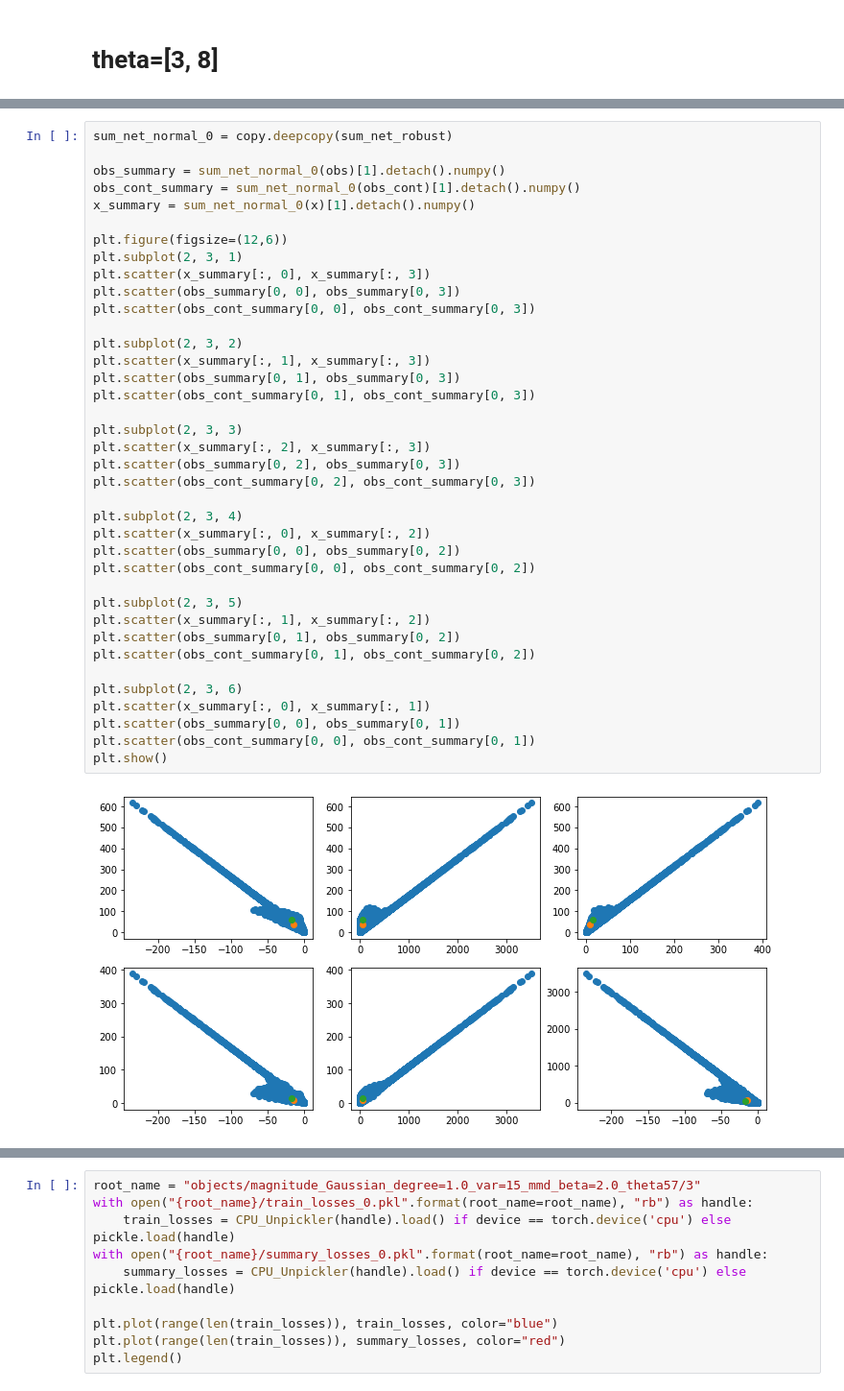
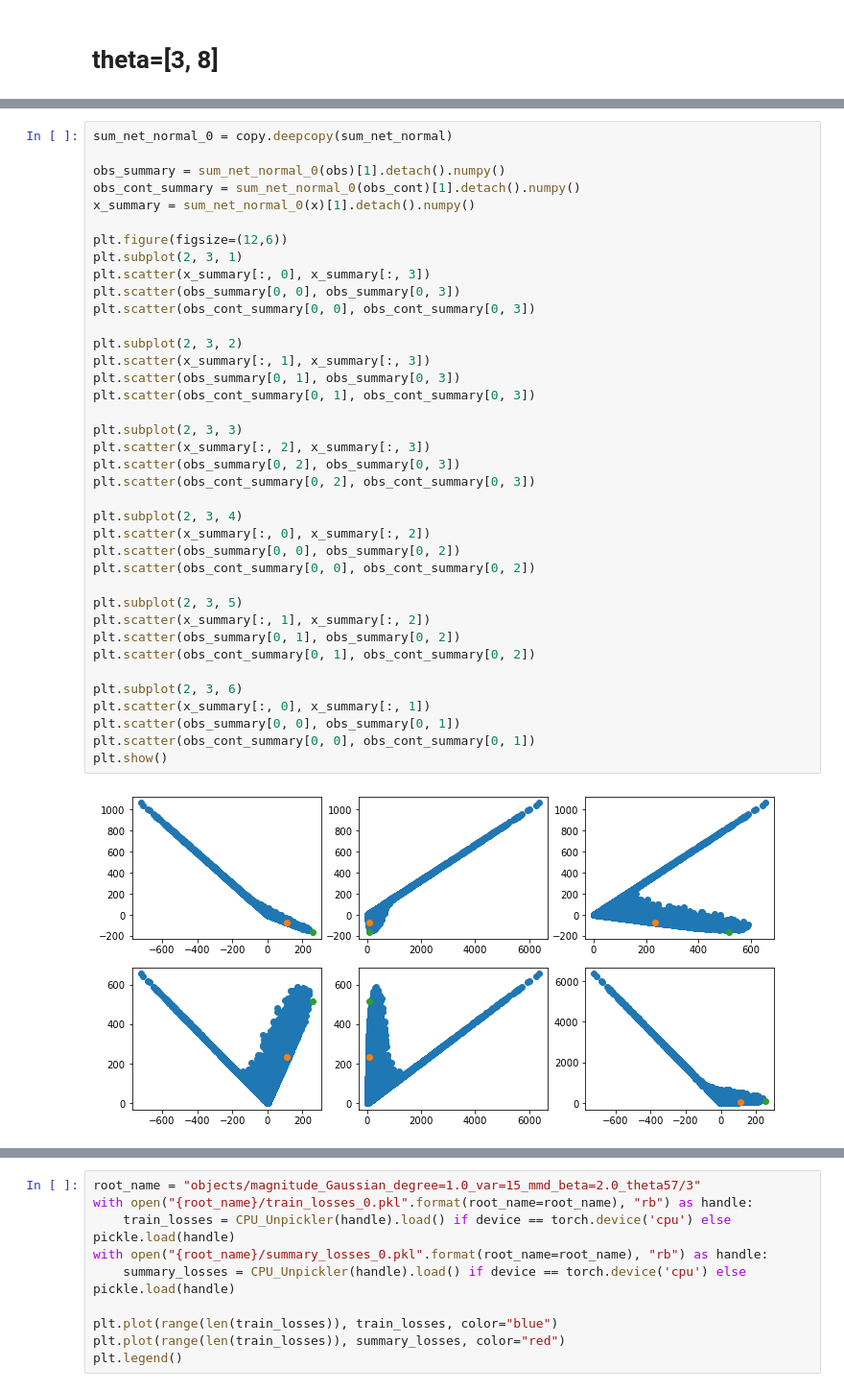
Before and after one commit to huangdaolang/robust-sbi, a Jupyter notebook: Ricker-Visualization.ipynb, the cells around one changed output, grey strips where cells are left out. Shown at 96% size. Cells and saved outputs as stored; diff of their text form.

```diff
--- a/Ricker-Visualization.ipynb
+++ b/Ricker-Visualization.ipynb
@@ -308,5 +308,5 @@ plt.show()
 # %%
-sum_net_normal_0 = copy.deepcopy(sum_net_robust)
+sum_net_normal_0 = copy.deepcopy(sum_net_normal)
 
 obs_summary = sum_net_normal_0(obs)[1].detach().numpy()
 obs_cont_summary = sum_net_normal_0(obs_cont)[1].detach().numpy()
@@ -317,31 +317,31 @@ plt.subplot(2, 3, 1)
 plt.scatter(x_summary[:, 0], x_summary[:, 3])
 plt.scatter(obs_summary[0, 0], obs_summary[0, 3])
 plt.scatter(obs_cont_summary[0, 0], obs_cont_summary[0, 3])
 
 plt.subplot(2, 3, 2)
 plt.scatter(x_summary[:, 1], x_summary[:, 3])
 plt.scatter(obs_summary[0, 1], obs_summary[0, 3])
 plt.scatter(obs_cont_summary[0, 1], obs_cont_summary[0, 3])
 
 plt.subplot(2, 3, 3)
 plt.scatter(x_summary[:, 2], x_summary[:, 3])
 plt.scatter(obs_summary[0, 2], obs_summary[0, 3])
 plt.scatter(obs_cont_summary[0, 2], obs_cont_summary[0, 3])
 
 plt.subplot(2, 3, 4)
 plt.scatter(x_summary[:, 0], x_summary[:, 2])
 plt.scatter(obs_summary[0, 0], obs_summary[0, 2])
 plt.scatter(obs_cont_summary[0, 0], obs_cont_summary[0, 2])
 
 plt.subplot(2, 3, 5)
 plt.scatter(x_summary[:, 1], x_summary[:, 2])
 plt.scatter(obs_summary[0, 1], obs_summary[0, 2])
 plt.scatter(obs_cont_summary[0, 1], obs_cont_summary[0, 2])
 
 plt.subplot(2, 3, 6)
 plt.scatter(x_summary[:, 0], x_summary[:, 1])
 plt.scatter(obs_summary[0, 0], obs_summary[0, 1])
 plt.scatter(obs_cont_summary[0, 0], obs_cont_summary[0, 1])
 plt.show()
 # %% [output]
-[figure, old version]
+[figure, new version]
```
Also changed, not shown: parts of 4 cells of this notebook, 8 other files.
